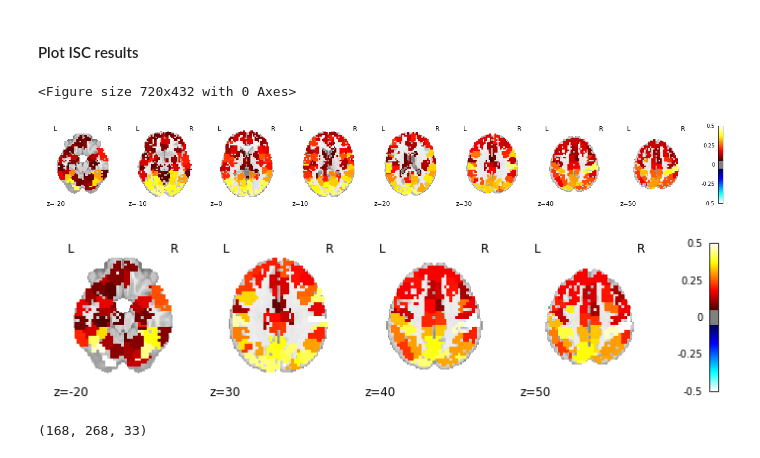
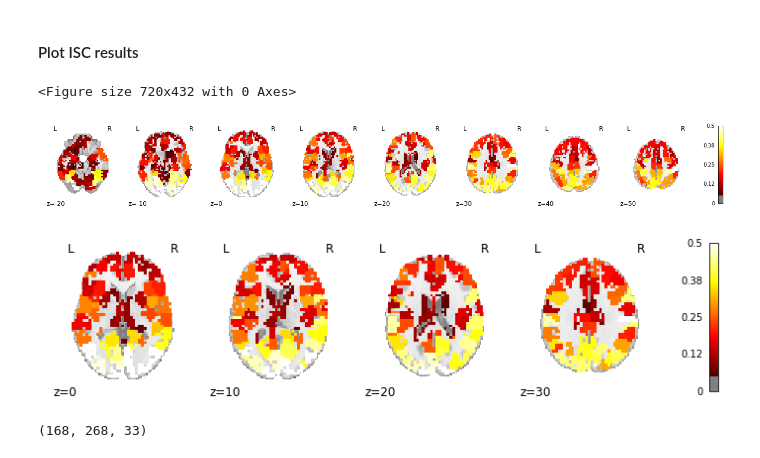
Before and after one commit to nomcomm/partlycloudy2, a Jupyter notebook: scripts/03_basic_overall_isc_prior_study.ipynb, the cells around one changed output. Cells and saved outputs as stored; diff of their text form; code cells hidden in the pictures.

```diff
--- a/scripts/03_basic_overall_isc_prior_study.ipynb
+++ b/scripts/03_basic_overall_isc_prior_study.ipynb
@@ -32,7 +32,7 @@ ts_data = np.swapaxes(ts_data, 0, 1)
 ISC, p, distribution = partly_phaseshift_isc(ts_data,
                                            pairwise= False,
                                            summary_statistic = np.mean,
-                                           n_shifts = 2,#00, #can reduce to speed up, better increase to 1000
+                                           n_shifts = 1000, #can reduce to speed up, better increase to 1000
                                            return_distribution=True)
 
 ISC[np.isnan(ISC)] = 0
@@ -41,7 +41,7 @@ ISC[np.isnan(ISC)] = 0
 alpha                           = .05
 q                               = multipletests(p[0, :], method='fdr_by')[1]
 corrected                       = q[np.newaxis, :] < alpha
-#ISC[corrected == False]         = 0
+ISC[corrected == False]         = 0
 
 isc_result_dict                 = {}
 isc_result_dict['ISC']          = ISC
@@ -70,19 +70,19 @@ nilearn.plotting.plot_stat_map(nilearn.image.index_img(curr_img,0),
 plt.show();
 # %% [output]
 <Figure size 720x432 with 0 Axes>
-[figure, old version]
+[figure, new version]
 # %%
 #plt.figure(figsize = (5,38));
 nilearn.plotting.plot_stat_map(nilearn.image.index_img(curr_img,0),
                                    threshold    = 0.05,
                                    vmax         = 0.5,
                                    draw_cross   = True,
                                    display_mode = 'z',
-                                   cut_coords   = [ -20,   30, 40, 50],
+                                   cut_coords   = [ 0, 10, 20, 30],
                                    annotate     = True,);
 plt.show();
 # %% [output]
-[figure, old version]
+[figure, new version]
 # %%
 np.save('../data/99_other/oldstudy_isc.npy', curr_isc)
 # %%
```
Also changed, not shown: parts of 1 cell of this notebook, 7 other files.
